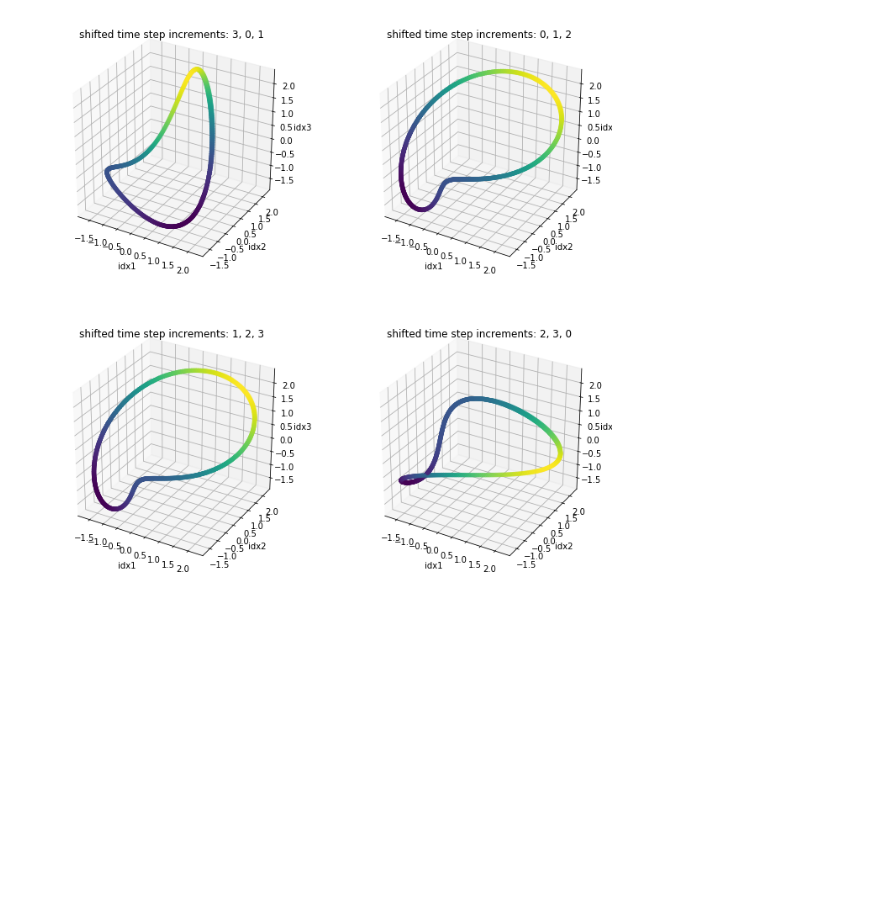
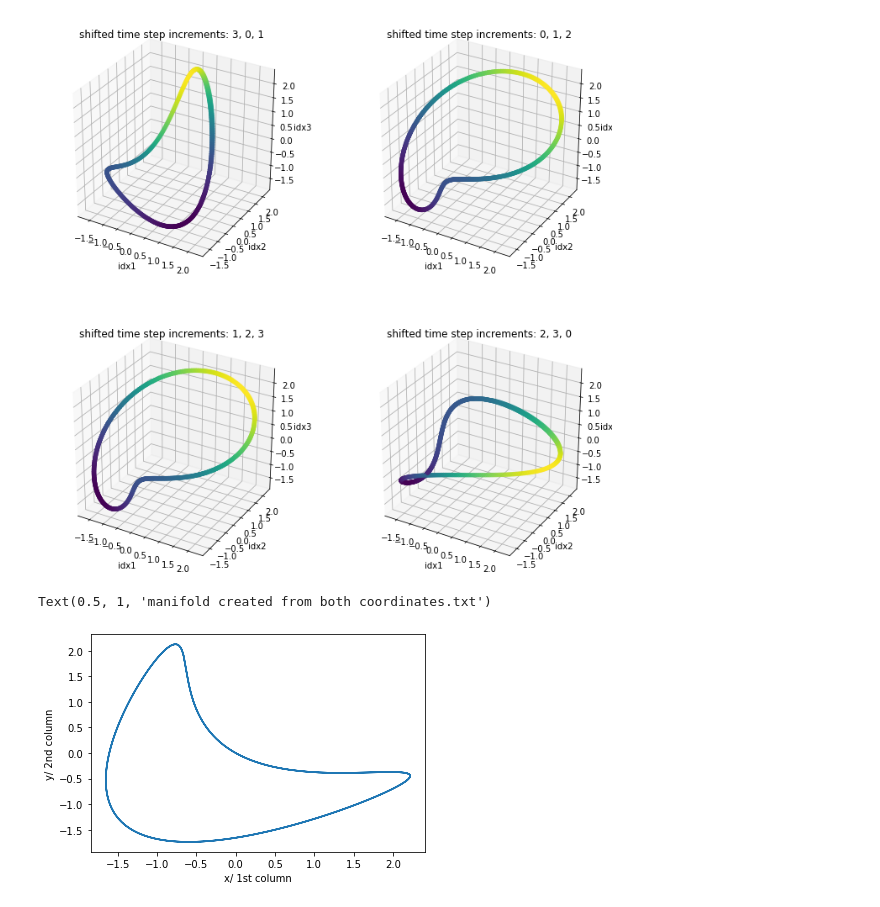
Before and after one commit to clarissanjani/MLCMS_Exercise5, a Jupyter notebook: Task4/part1.ipynb, the cells around one changed output. Drawn from its saved outputs; the diff is of its cells as text; code cells hidden in the pictures; blank space fills up the shorter version.

```diff
--- a/Task4/task4.ipynb
+++ b/Task4/part1.ipynb
@@ -74,3 +73,20 @@ for i,ax in enumerate(axs.flat):
     ax.set_title("shifted time step increments: %s, %s, %s" % (idx1, idx2, idx3))
 # %% [output]
 [figure]
+# %%
+# plot the original manifold using both coordiantes
+
+x = []
+y = []
+
+for elem in data:
+    x.append(elem[0])
+    y.append(elem[1])
+
+plt.xlabel('x/ 1st column')
+plt.ylabel('y/ 2nd column')
+plt.plot(x, y)
+ax1.set_title("manifold created from both coordinates.txt")
+# %% [output]
+Text(0.5, 1, 'manifold created from both coordinates.txt')
+[figure, added]
```
Also changed, not shown: parts of 1 cell of this notebook, 2 other files.
